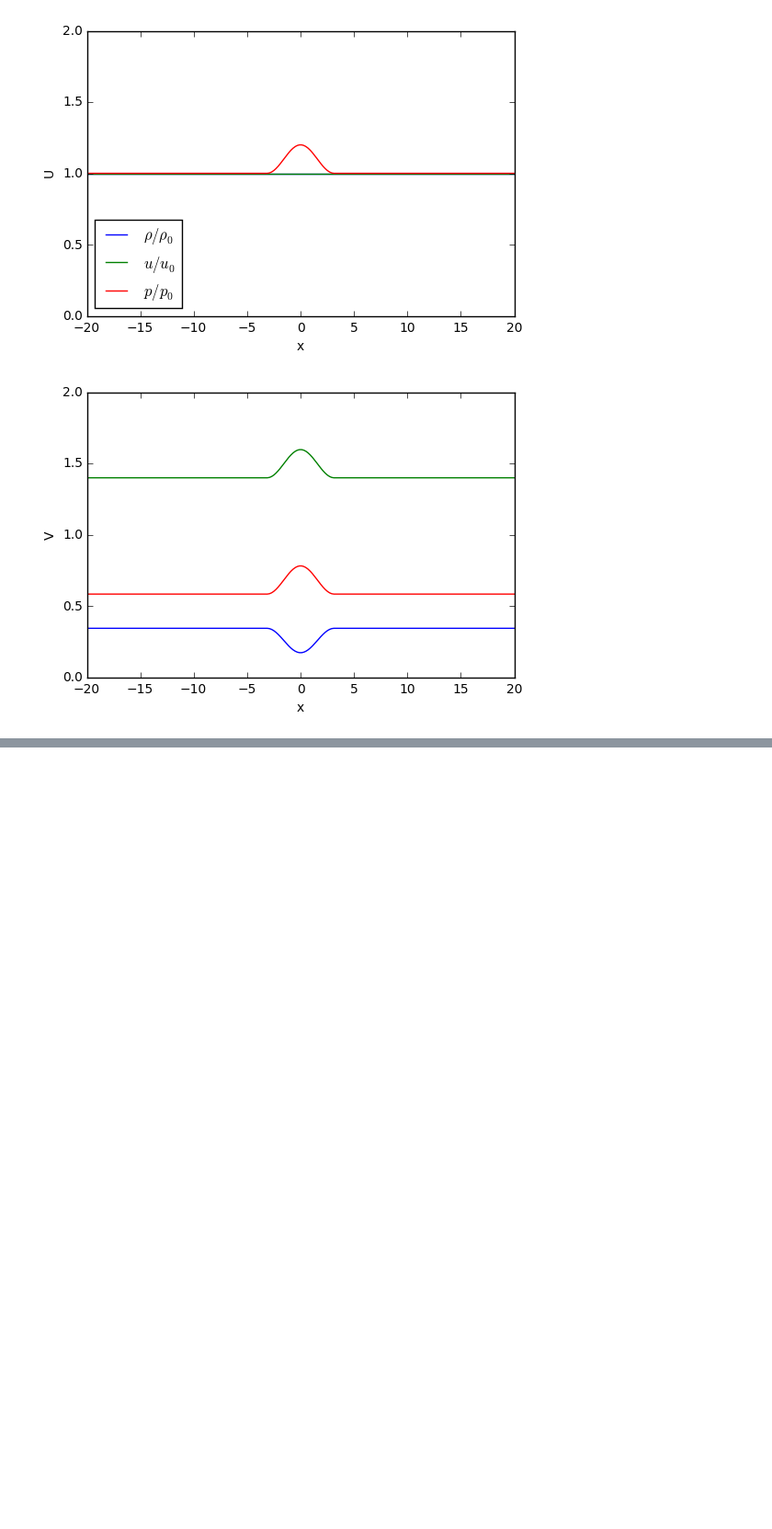
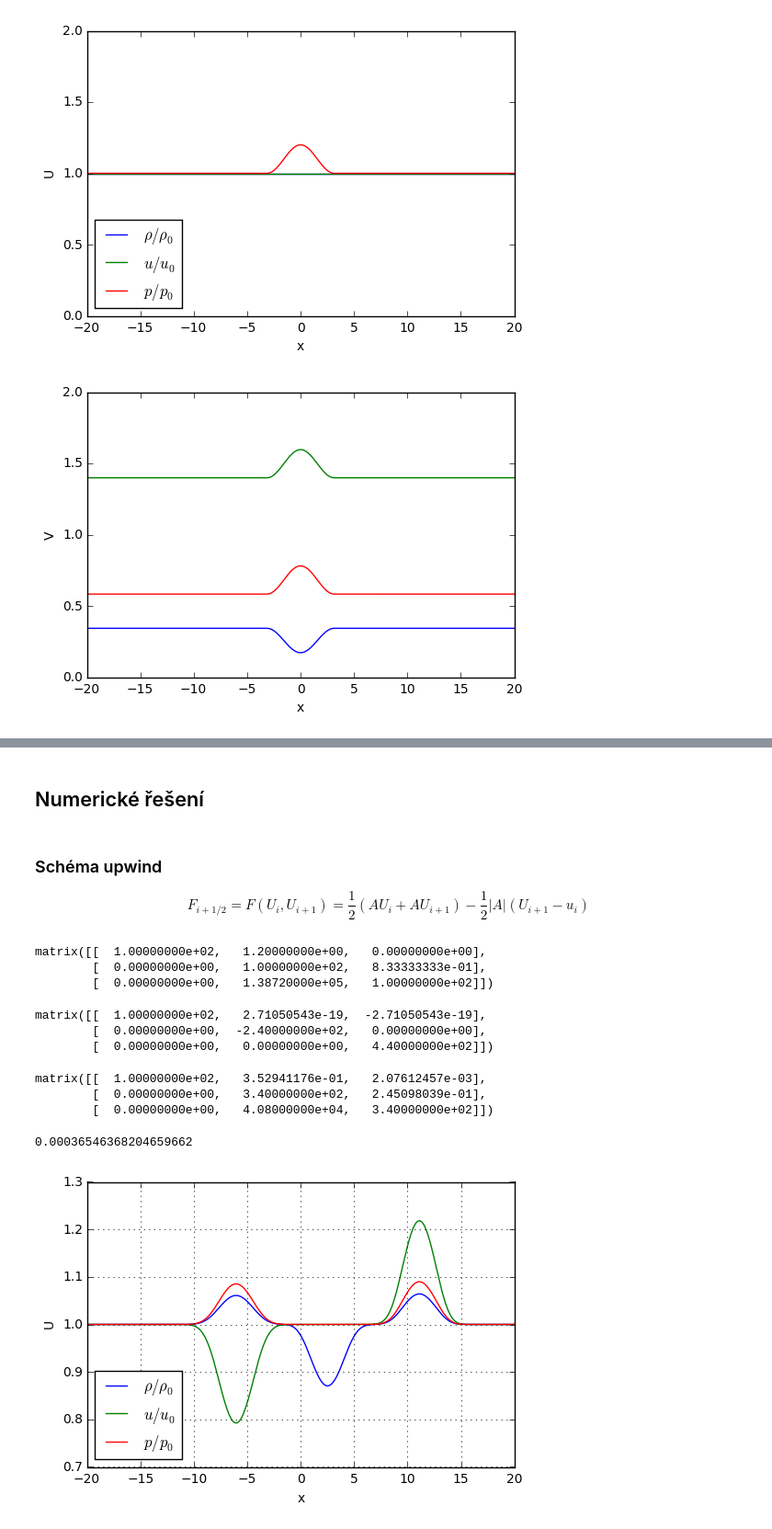
Before and after one commit to furstj/MMPP, a Jupyter notebook: lessons/04_linearni_system.ipynb, the cells around one changed output, grey strips where cells are left out. Shown at 92% size. Drawn from its saved outputs; the diff is of its cells as text; code cells hidden in the pictures; blank space fills up the shorter version.

Commit message:
Pridano numericke reseni schematem upwind

```diff
--- a/lessons/04_linearni_system.ipynb
+++ b/lessons/04_linearni_system.ipynb
@@ -236,0 +239,65 @@ plt.legend(loc="lower left");
+# %% [markdown]
+## Numerické řešení
+# %% [markdown]
+### Schéma upwind
+
+$$
+    F_{i+1/2} = F(U_i,U_{i+1}) = \frac{1}{2}( A U_i + A U_{i+1} ) - \frac{1}{2}|A|(U_{i+1}-u_i)
+$$
+# %%
+A0 = matrix([[u0,rho0,0],[0,u0,1/rho0],[0, gamma0*p0, u0]])
+A0
+# %% [output]
+matrix([[  1.00000000e+02,   1.20000000e+00,   0.00000000e+00],
+        [  0.00000000e+00,   1.00000000e+02,   8.33333333e-01],
+        [  0.00000000e+00,   1.38720000e+05,   1.00000000e+02]])
+# %%
+Lambda0 = R01 * A0 * R0
+Lambda0
+# %% [output]
+matrix([[  1.00000000e+02,   2.71050543e-19,  -2.71050543e-19],
+        [  0.00000000e+00,  -2.40000000e+02,   0.00000000e+00],
+        [  0.00000000e+00,   0.00000000e+00,   4.40000000e+02]])
+# %%
+absA0 = R0 * abs(Lambda0) * R01
+absA0
+# %% [output]
+matrix([[  1.00000000e+02,   3.52941176e-01,   2.07612457e-03],
+        [  0.00000000e+00,   3.40000000e+02,   2.45098039e-01],
+        [  0.00000000e+00,   4.08000000e+04,   3.40000000e+02]])
+# %%
+def F_upwind(Ul,Ur):
+    F = 0.5 * dot( A0, (Ul+Ur) ) - 0.5 * dot( absA0, (Ur - Ul) )
+    return F
+# %%
+dx = x[1] - x[0];
+rhoA0 = abs(u0) + a0
+dt = 0.8 * dx / rhoA0
+dt
+# %% [output]
+0.00036546368204659662
+# %%
+time = 0
+tEnd = 0.025
+
+Uold = array([U0(xi) for xi in x])
+Unew = copy(Uold)
+
+while time < tEnd:
+    for i in range(1,len(Unew)-1):
+        Unew[i] = Uold[i] - dt/dx * ( F_upwind(Uold[i],Uold[i+1]) - F_upwind(Uold[i-1],Uold[i]) )
+
+    for i in range(1,len(Unew)-1):
+        Uold[i] = Unew[i]
+
+    time += dt
+# %%
+plt.plot(x, [UU[0]/rho0 for UU in Uold], label=r"$\rho/\rho_0$")
+plt.plot(x, [UU[1]/u0 for UU in Uold], label=r"$u/u_0$")
+plt.plot(x, [UU[2]/p0 for UU in Uold], label=r"$p/p_0$")
+plt.xlabel("x");
+plt.ylabel("U");
+plt.grid(True)
+plt.legend(loc="lower left");
+# %% [output]
+[figure, added]
```
Also changed, not shown: parts of 2 cells of this notebook.
